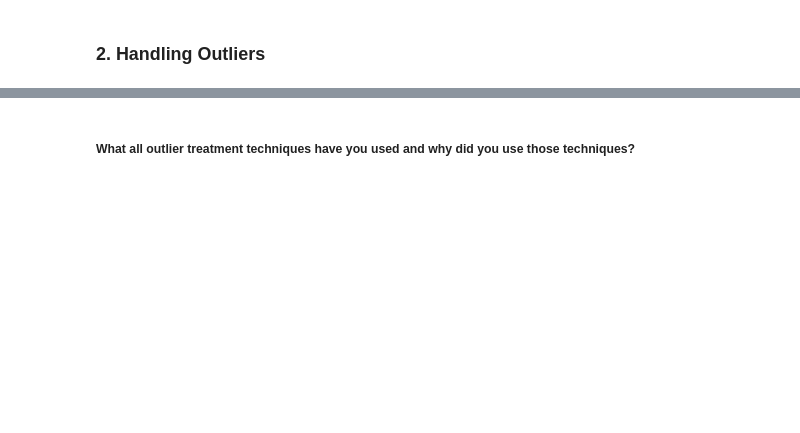
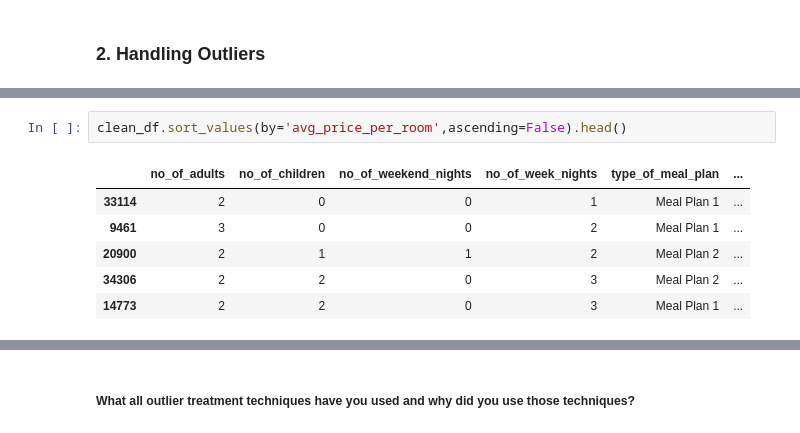
Before and after one commit to kushtagra7/hotel_reservation_classification, a Jupyter notebook: hotel_reservation_classification.ipynb, the cells around one changed output, grey strips where cells are left out. Cells and saved outputs as stored; diff of their text form; blank space fills up the shorter version.

```diff
--- a/hotel_reservation_classification.ipynb
+++ b/hotel_reservation_classification.ipynb
@@ -867,0 +960,9 @@ Answer Here.
+# %%
+clean_df.sort_values(by='avg_price_per_room',ascending=False).head()
+# %% [output]
+|  | no_of_adults | no_of_children | no_of_weekend_nights | no_of_week_nights | type_of_meal_plan | ... |
+| 33114 | 2 | 0 | 0 | 1 | Meal Plan 1 | ... |
+| 9461 | 3 | 0 | 0 | 2 | Meal Plan 1 | ... |
+| 20900 | 2 | 1 | 1 | 2 | Meal Plan 2 | ... |
+| 34306 | 2 | 2 | 0 | 3 | Meal Plan 2 | ... |
+| 14773 | 2 | 2 | 0 | 3 | Meal Plan 1 | ... |
```
Also changed, not shown: parts of 30 cells of this notebook.
